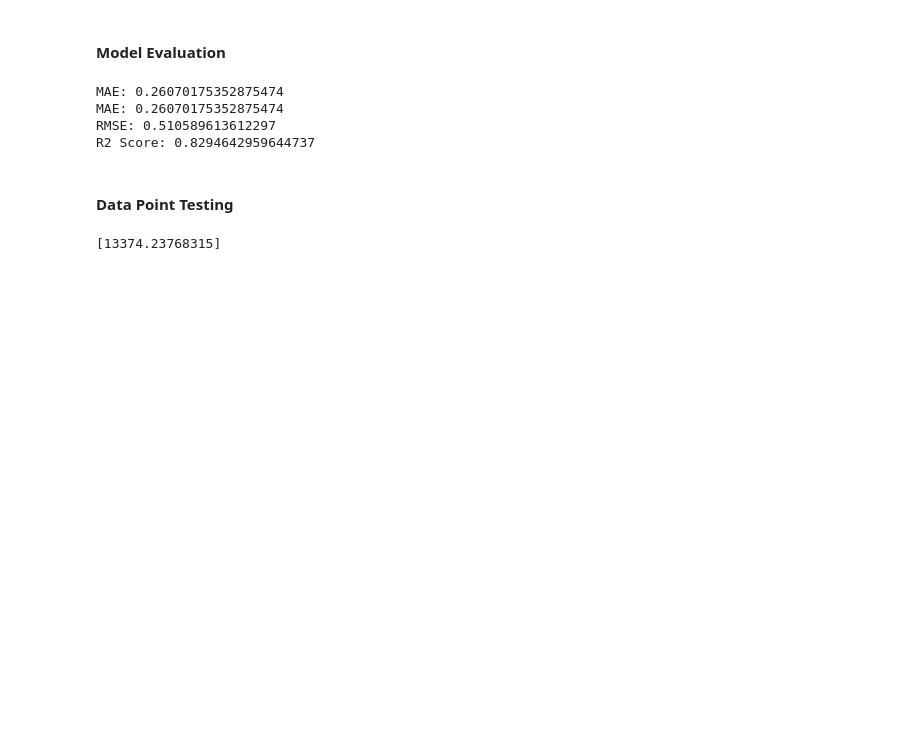
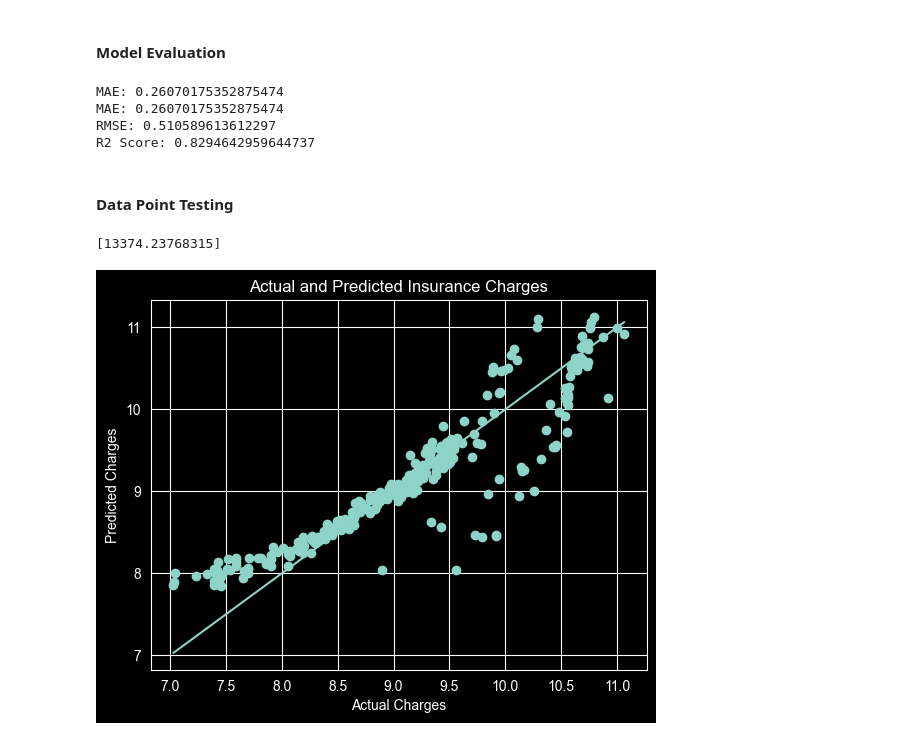
Before and after one commit to om151204/Internship-Practice, a Jupyter notebook: 19022026_thursday/insurance_charges_prediction.ipynb, the cells around one changed output. Cells and saved outputs as stored; diff of their text form; code cells hidden in the pictures; blank space fills up the shorter version.

Commit message:
Update:Included plot for best fit line

```diff
--- a/19022026_thursday/insurance_charges_prediction.ipynb
+++ b/19022026_thursday/insurance_charges_prediction.ipynb
@@ -179,3 +179,16 @@ final_prediction = np.exp(test_prediction)
 print(final_prediction)
 # %% [output]
 [13374.23768315]
+# %%
+plt.figure()
+plt.scatter(y_test, y_pred)
+plt.xlabel("Actual Charges")
+plt.ylabel("Predicted Charges")
+plt.title("Actual and Predicted Insurance Charges")
+plt.plot(
+    [y_test.min(), y_test.max()],
+    [y_test.min(), y_test.max()],
+)
+plt.show()
+# %% [output]
+[figure, added]
```
Also changed, not shown: parts of 4 cells of this notebook.
